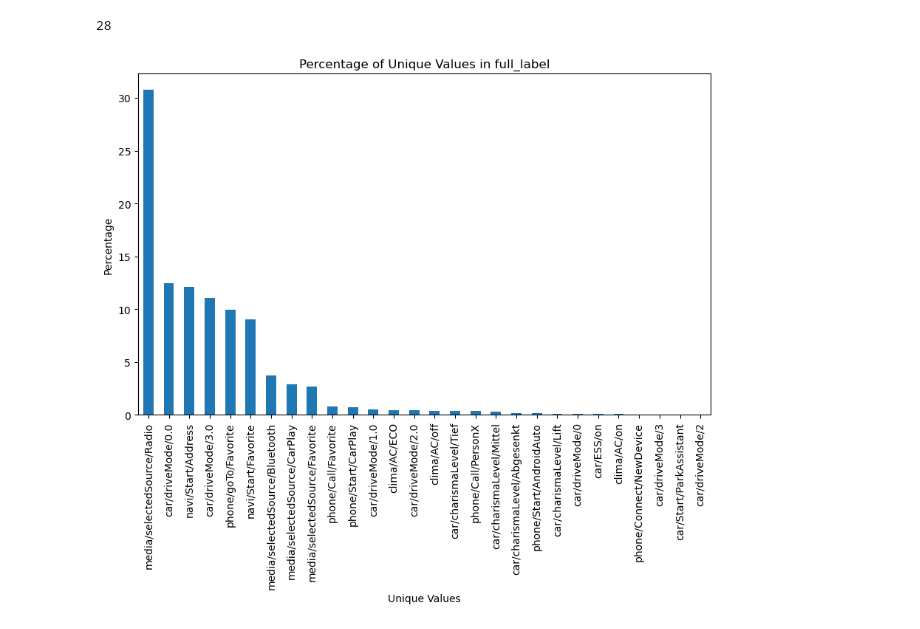
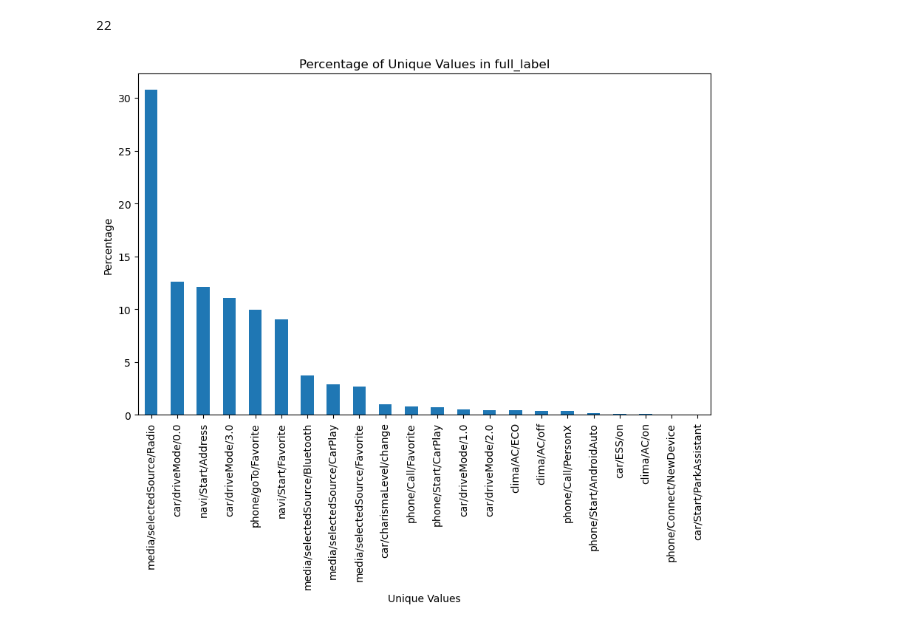
Before and after one commit to sreeragvn/CARSI-II-Master-Thesis-Context-Aware-Recsys, a Jupyter notebook: preprocessing/05_sequencing.ipynb, the cells around one changed output. Saved outputs shown, nothing was run; the diff lists cells and outputs as text; code cells hidden in the pictures.

```diff
--- a/preprocessing/05_sequencing.ipynb
+++ b/preprocessing/05_sequencing.ipynb
@@ -96,20 +122,20 @@ full_df['vehicle_num'] = full_df['vehicle'].replace(mapping_vehicle)
 # %%
 check = full_df.copy()
-print(len(check['Label'].unique().tolist()))
+print(len(check['full_label'].unique().tolist()))
 import matplotlib.pyplot as plt
 
 # Assuming your DataFrame is named full_df
-value_counts = check['Label'].value_counts(normalize=True) * 100
+value_counts = check['full_label'].value_counts(normalize=True) * 100
 
 # Plotting the bar chart
 plt.figure(figsize=(10, 6))
 value_counts.plot(kind='bar')
 plt.title('Percentage of Unique Values in full_label')
 plt.xlabel('Unique Values')
 plt.ylabel('Percentage')
 plt.show()
 # %% [output]
-28
+22
-[figure, old version]
+[figure, new version]
 # %%
 filt_df = full_df[['session','full_label_num','vehicle_num', 'datetime']].sort_values(by = ['session', 'datetime'])
```
Also changed, not shown: parts of 24 cells of this notebook, 22 other files.
